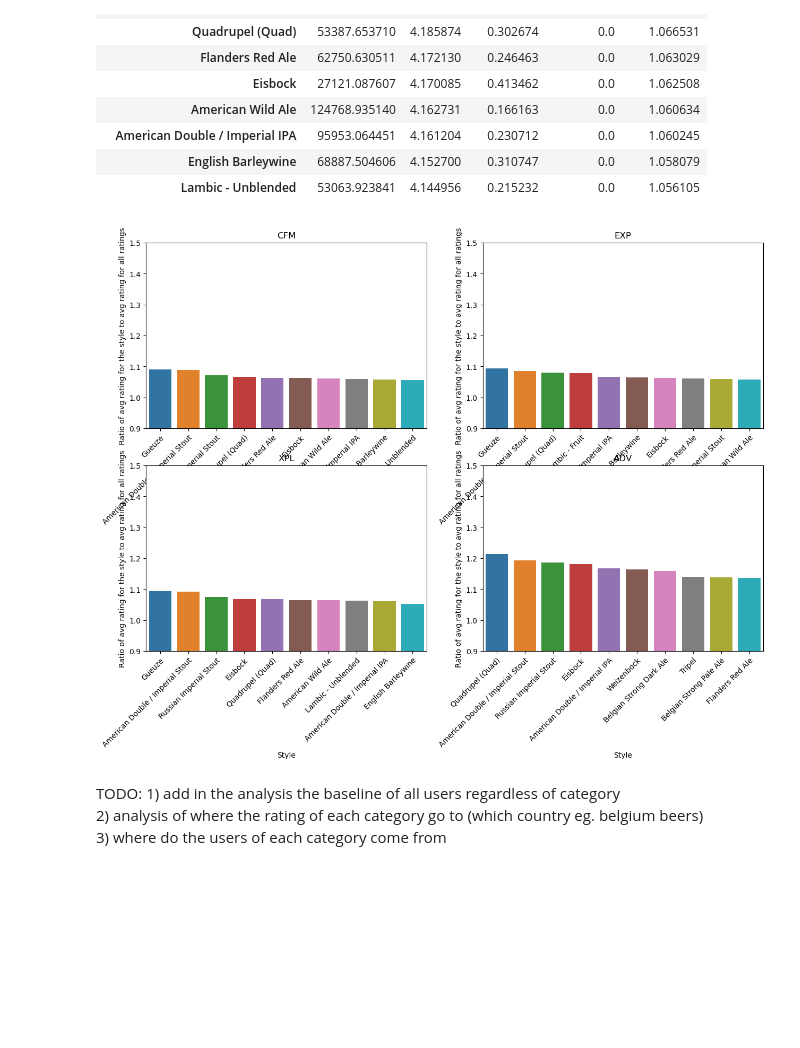
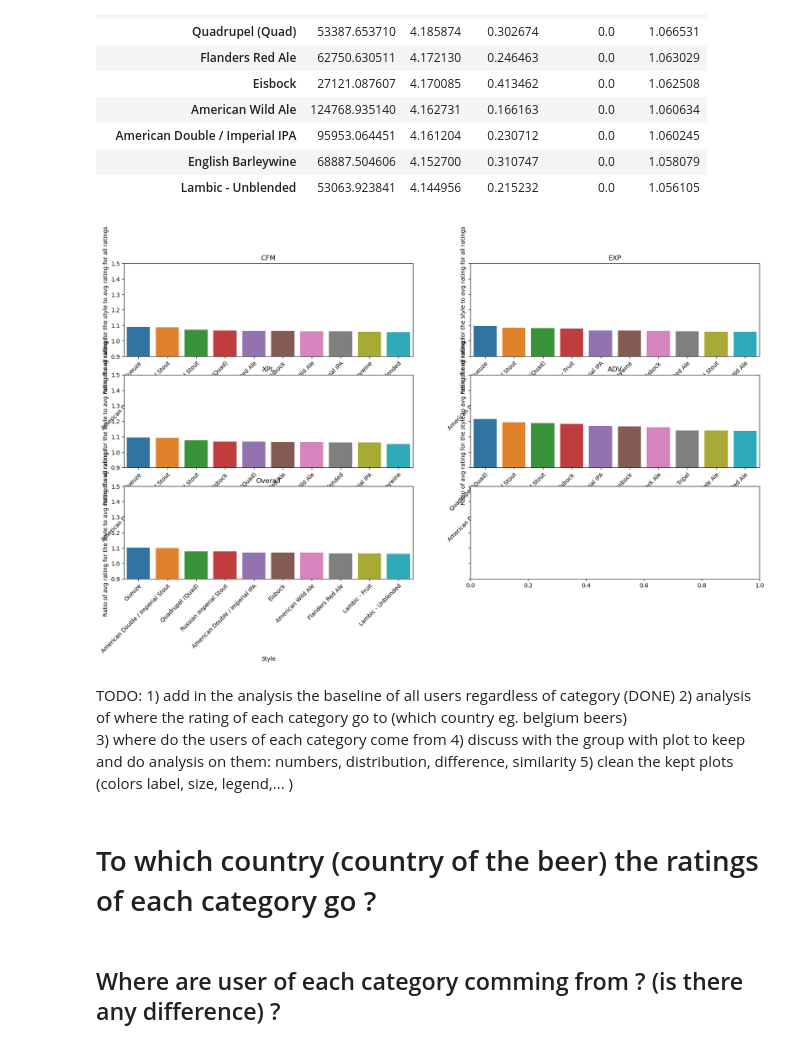
Before and after one commit to epfl-ada/ada-2022-project-analyteam, a Jupyter notebook: categories_style.ipynb, the cells around one changed output. Cells and saved outputs as stored; diff of their text form; code cells hidden in the pictures; blank space fills up the shorter version.

```diff
--- a/categories_style.ipynb
+++ b/categories_style.ipynb
@@ -100,4 +102,5 @@ cfm_ratings = cfm_ratings.merge(beers_ddf[["bid", "style"]], on="bid")
 exp_ratings = exp_ratings.merge(beers_ddf[["bid", "style"]], on="bid")
 xpl_ratings = xpl_ratings.merge(beers_ddf[["bid", "style"]], on="bid")
 adv_ratings = adv_ratings.merge(beers_ddf[["bid", "style"]], on="bid")
+overall_ratings = ratings_ddf.merge(beers_ddf[["bid", "style"]], on="bid")
 # %%
@@ -348,18 +389,21 @@ cfm_ratings_by_style = cfm_ratings.groupby('style').mean().sort_values(by='ratin
 exp_ratings_by_style = exp_ratings.groupby('style').mean().sort_values(by='rating', ascending=False)
 xpl_ratings_by_style = xpl_ratings.groupby('style').mean().sort_values(by='rating', ascending=False)
 adv_ratings_by_style = adv_ratings.groupby('style').mean().sort_values(by='rating', ascending=False)
+overall_ratings_by_style = overall_ratings.groupby('style').mean().sort_values(by='rating', ascending=False)
 
 # normalize the avg ratings by dividing by the average rating for all their ratings
 cfm_ratings_by_style['norm_rating'] = cfm_ratings_by_style['rating'] / cfm_ratings['rating'].mean()
 exp_ratings_by_style['norm_rating'] = exp_ratings_by_style['rating'] / exp_ratings['rating'].mean()
 xpl_ratings_by_style['norm_rating'] = xpl_ratings_by_style['rating'] / xpl_ratings['rating'].mean()
 adv_ratings_by_style['norm_rating'] = adv_ratings_by_style['rating'] / adv_ratings['rating'].mean()
+overall_ratings_by_style['norm_rating'] = overall_ratings_by_style['rating'] / overall_ratings['rating'].mean()
 # %%
 # get the top 10 styles for each category
 cfm_ratings_by_style_top10 = cfm_ratings_by_style.head(10)
 exp_ratings_by_style_top10 = exp_ratings_by_style.head(10)
 xpl_ratings_by_style_top10 = xpl_ratings_by_style.head(10)
 adv_ratings_by_style_top10 = adv_ratings_by_style.head(10)
+overall_ratings_by_style_top10 = overall_ratings_by_style.head(10)
 # %%
 cfm_ratings_by_style_top10
 # %% [output]
@@ -376,42 +420,49 @@ cfm_ratings_by_style_top10
 | English Barleywine | 68887.504606 | 4.152700 | 0.310747 | 0.0 | 1.058079 |
 | Lambic - Unblended | 53063.923841 | 4.144956 | 0.215232 | 0.0 | 1.056105 |
 # %%
-fig, axs = plt.subplots(2, 2, figsize=(15, 10))
+# plot the top 10 styles for each category
+fig, axs = plt.subplots(3, 2, figsize=(20, 10), sharey=True)
 sns.barplot(y=cfm_ratings_by_style_top10["norm_rating"].values, x=cfm_ratings_by_style_top10.index, ax=axs[0, 0])
 sns.barplot(y=exp_ratings_by_style_top10["norm_rating"].values, x=exp_ratings_by_style_top10.index, ax=axs[0, 1])
 sns.barplot(y=xpl_ratings_by_style_top10["norm_rating"].values, x=xpl_ratings_by_style_top10.index, ax=axs[1, 0])
 sns.barplot(y=adv_ratings_by_style_top10["norm_rating"].values, x=adv_ratings_by_style_top10.index, ax=axs[1, 1])
+sns.barplot(y=overall_ratings_by_style_top10["norm_rating"].values, x=overall_ratings_by_style_top10.index, ax=axs[2, 0])
 
 axs[0, 0].set_title("CFM")
 axs[0, 1].set_title("EXP")
 axs[1, 0].set_title("XPL")
 axs[1, 1].set_title("ADV")
+axs[2, 0].set_title("Overall")
 
 axs[0, 0].set_ylabel("Ratio of avg rating for the style to avg rating for all ratings")
 axs[0, 1].set_ylabel("Ratio of avg rating for the style to avg rating for all ratings")
 axs[1, 0].set_ylabel("Ratio of avg rating for the style to avg rating for all ratings")
 axs[1, 1].set_ylabel("Ratio of avg rating for the style to avg rating for all ratings")
+axs[2, 0].set_ylabel("Ratio of avg rating for the style to avg rating for all ratings")
 
 axs[0, 0].set_xlabel("Style")
 axs[0, 1].set_xlabel("Style")
 axs[1, 0].set_xlabel("Style")
 axs[1, 1].set_xlabel("Style")
+axs[2, 0].set_xlabel("Style")
 
 plt.setp(axs[0, 0].get_xticklabels(), rotation=45, ha="right", rotation_mode="anchor")
 plt.setp(axs[0, 1].get_xticklabels(), rotation=45, ha="right", rotation_mode="anchor")
 plt.setp(axs[1, 0].get_xticklabels(), rotation=45, ha="right", rotation_mode="anchor")
 plt.setp(axs[1, 1].get_xticklabels(), rotation=45, ha="right", rotation_mode="anchor")
+plt.setp(axs[2, 0].get_xticklabels(), rotation=45, ha="right", rotation_mode="anchor")
 
 # make the plot start at y = 0.9
 axs[0, 0].set_ylim(0.9, 1.5)
 axs[0, 1].set_ylim(0.9, 1.5)
 axs[1, 0].set_ylim(0.9, 1.5)
 axs[1, 1].set_ylim(0.9, 1.5)
+axs[2, 0].set_ylim(0.9, 1.5)
 
 
 plt.show()
 # %% [output]
-[figure, old version]
+[figure, new version]
 # %%
 # make the plot interactive
 fig = go.Figure()
@@ -446,5 +509,11 @@ fig.update_layout(barmode='group', title="Top 10 Styles by Avg Rating for Each D
 fig.show()
 # %% [markdown]
-TODO: 1) add in the analysis the baseline of all users regardless of category
+TODO: 1) add in the analysis the baseline of all users regardless of category (DONE)
 2) analysis of where the rating of each category go to (which country eg. belgium beers)
 3) where do the users of each category come from
+4) discuss with the group with plot to keep and do analysis on them: numbers, distribution, difference, similarity
+5) clean the kept plots (colors label, size, legend,... )
+# %% [markdown]
+# To which country (country of the beer) the ratings of each category go ?
+# %% [markdown]
+## Where are user of each category comming from ? (is there any difference) ?
```
Also changed, not shown: parts of 48 cells of this notebook.
